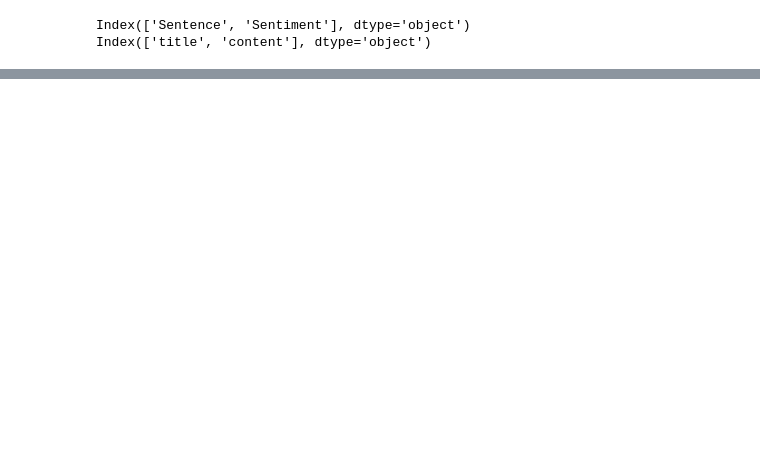
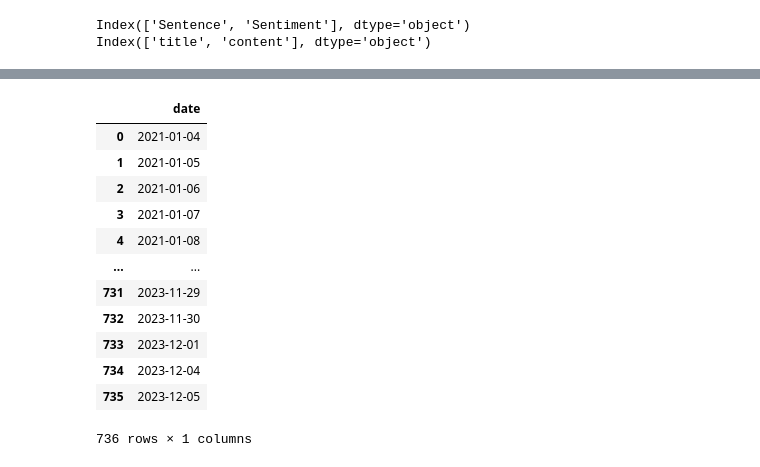
Before and after one commit to srcontreras/PIC16B---Project, a Jupyter notebook: Sentiment_analysis.ipynb, the cells around one changed output, grey strips where cells are left out. Cells and saved outputs as stored; diff of their text form; code cells hidden in the pictures; blank space fills up the shorter version.

```diff
--- a/Sentiment_analysis.ipynb
+++ b/Sentiment_analysis.ipynb
@@ -369,0 +516,25 @@ model_c.evaluate(test_vec)
+# %%
+from yahoo_fin import stock_info as si
+
+company = si.get_data('sbux')
+company = company.loc["2021-01-04":] # 01-04 is the first Monday of 2021.
+company["date"] = company.index
+company = company.reset_index()
+company.drop(columns = "index", inplace = True)
+# %%
+date = company[['date']]
+date
+# %% [output]
+|  | date |
+| 0 | 2021-01-04 |
+| 1 | 2021-01-05 |
+| 2 | 2021-01-06 |
+| 3 | 2021-01-07 |
+| 4 | 2021-01-08 |
+| ... | ... |
+| 731 | 2023-11-29 |
+| 732 | 2023-11-30 |
+| 733 | 2023-12-01 |
+| 734 | 2023-12-04 |
+| 735 | 2023-12-05 |
+736 rows × 1 columns
```
Also changed, not shown: parts of 57 cells of this notebook.
